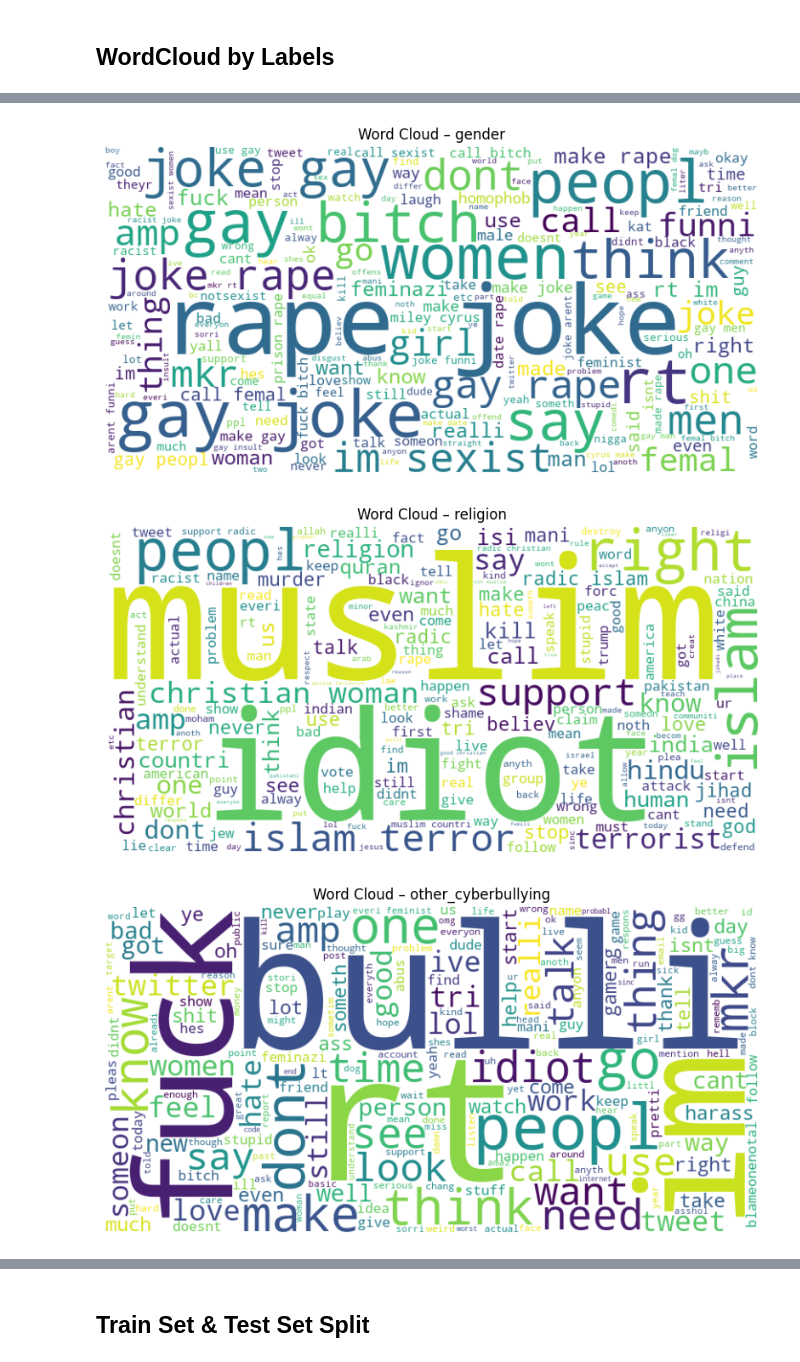
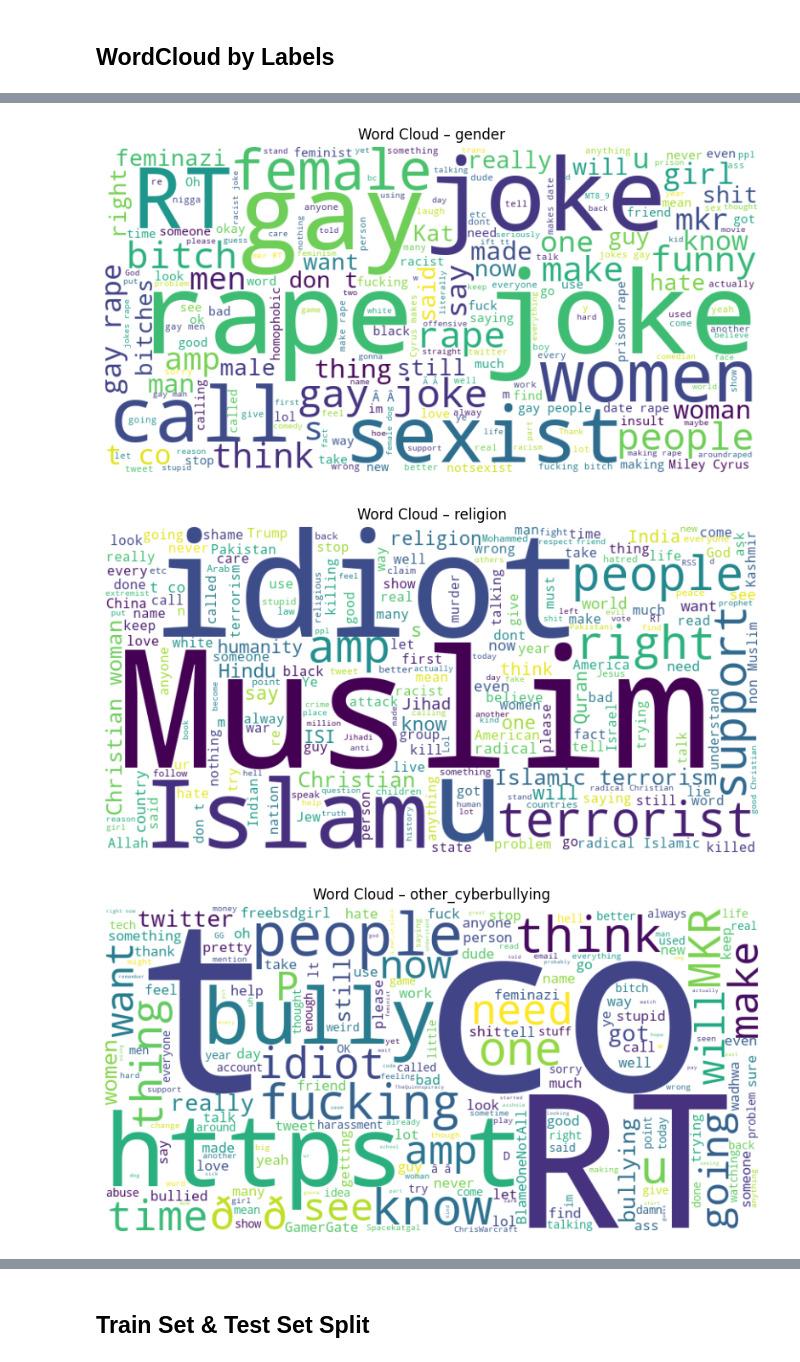
Before and after one commit to msegreto/CyberbullismDetection, a Jupyter notebook: notebook/1_Preprocessing.ipynb, the cells around one changed output, grey strips where cells are left out. Saved outputs shown, nothing was run; the diff lists cells and outputs as text; code cells hidden in the pictures.

```diff
--- a/notebook/1_Preprocessing.ipynb
+++ b/notebook/1_Preprocessing.ipynb
@@ -23,13 +19,6 @@ print("Row and column number:\n", df.shape)
 print("\nNull value in every columns:\n", df.isnull().sum())
 print("\nColumn names and types:\n", df.dtypes)
 
-# Preprocessing application
-df["clean_text"] = df["tweet_text"].apply(preprocess_text)
-
-# Some post-preprocessing information
-print("\nHead:")
-print(df[["tweet_text", "clean_text"]].head())
-
 print("\nDataset Info:")
 print(df.info())
 
@@ -69,7 +58,7 @@ plt.show()
 # %% [markdown]
 ## Text Lenght Plot
 # %%
-df['tweet_length'] = df['clean_text'].apply(lambda x: len(x.split()))
+df['tweet_length'] = df['tweet_text'].apply(lambda x: len(x.split()))
 
 plt.figure(figsize=(10, 6))
 sns.histplot(df['tweet_length'], bins=30, kde=False)
@@ -96,7 +85,7 @@ plt.show()
 unique_labels = df['cyberbullying_type'].unique()
 
 for label in unique_labels:
-    text = ' '.join(df[df['cyberbullying_type'] == label]['clean_text'])
+    text = ' '.join(df[df['cyberbullying_type'] == label]['tweet_text'])
     wordcloud = WordCloud(width=800, height=400, background_color='white').generate(text)
 
     plt.figure(figsize=(10, 5))
@@ -109,3 +98,3 @@ for label in unique_labels:
-[figure, old version]
+[figure, new version]
-[figure, old version]
+[figure, new version]
-[figure, old version]
+[figure, new version]
```
Also changed, not shown: parts of 7 cells of this notebook, 19 other files.
